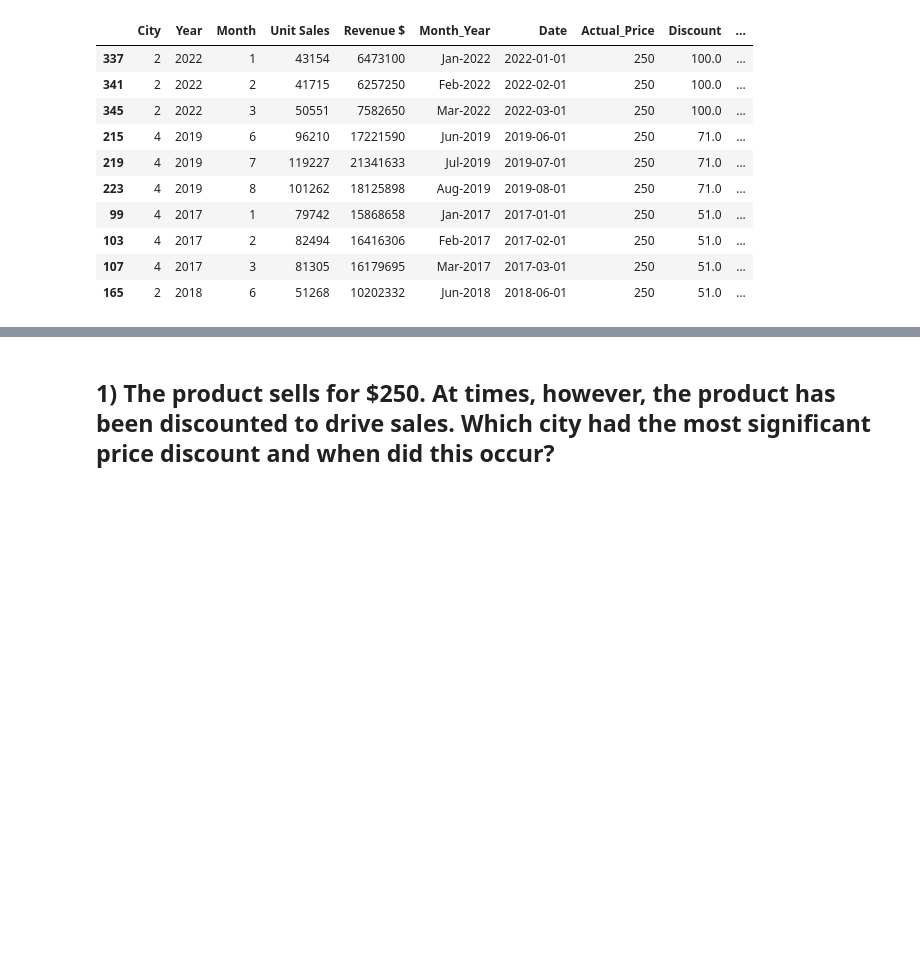
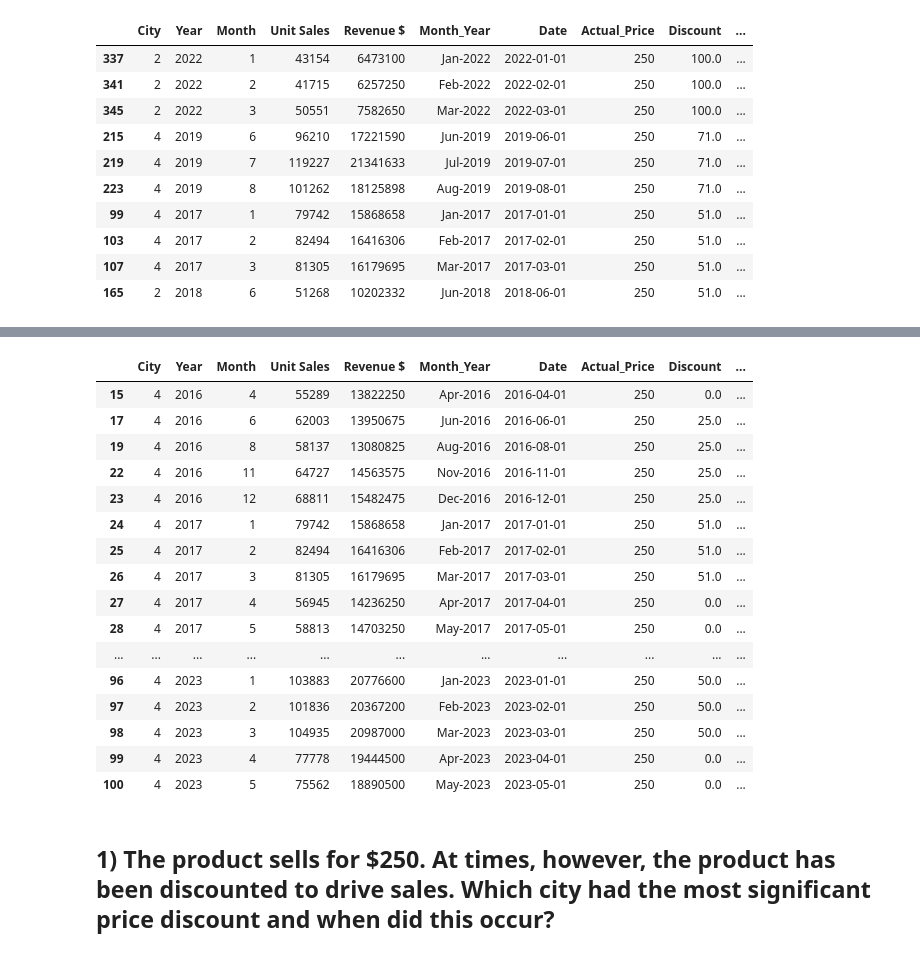
Before and after one commit to vamshi694/Apple_Case_Study, a Jupyter notebook: Scripts/Data_exploration.ipynb, the cells around one changed output, grey strips where cells are left out. Saved outputs shown, nothing was run; the diff lists cells and outputs as text; code cells hidden in the pictures; blank space fills up the shorter version.

```diff
--- a/Scripts/Data_exploration.ipynb
+++ b/Scripts/Data_exploration.ipynb
@@ -126,11 +243,29 @@ pd.concat([city_2_data.iloc[prior_indices],city_2_data.iloc[highest_discount_ind
 # %%
-# city_4_data = Data[Data['City'] == 4]
-# city_4_data.reset_index(drop=True, inplace=True)
-# highest_discount_indices = city_4_data['Discount'].nlargest(10).index
-# prior_indices = highest_discount_indices - 2
-# after_indices = highest_discount_indices + 2
+city_4_data = Data[Data['City'] == 4]
+city_4_data.reset_index(drop=True, inplace=True)
+highest_discount_indices = city_4_data['Discount'].nlargest(10).index
+prior_indices = highest_discount_indices - 2
+after_indices = highest_discount_indices + 2
 
-# pd.concat([city_4_data.iloc[prior_indices],city_4_data.iloc[highest_discount_indices],city_4_data.iloc[after_indices]]).drop_duplicates().sort_index()
+pd.concat([city_4_data.iloc[prior_indices],city_4_data.iloc[highest_discount_indices],city_4_data.iloc[after_indices]]).drop_duplicates().sort_index()
+# %% [output]
+|  | City | Year | Month | Unit Sales | Revenue $ | Month_Year | Date | Actual_Price | Discount | ... |
+| 15 | 4 | 2016 | 4 | 55289 | 13822250 | Apr-2016 | 2016-04-01 | 250 | 0.0 | ... |
+| 17 | 4 | 2016 | 6 | 62003 | 13950675 | Jun-2016 | 2016-06-01 | 250 | 25.0 | ... |
+| 19 | 4 | 2016 | 8 | 58137 | 13080825 | Aug-2016 | 2016-08-01 | 250 | 25.0 | ... |
+| 22 | 4 | 2016 | 11 | 64727 | 14563575 | Nov-2016 | 2016-11-01 | 250 | 25.0 | ... |
+| 23 | 4 | 2016 | 12 | 68811 | 15482475 | Dec-2016 | 2016-12-01 | 250 | 25.0 | ... |
+| 24 | 4 | 2017 | 1 | 79742 | 15868658 | Jan-2017 | 2017-01-01 | 250 | 51.0 | ... |
+| 25 | 4 | 2017 | 2 | 82494 | 16416306 | Feb-2017 | 2017-02-01 | 250 | 51.0 | ... |
+| 26 | 4 | 2017 | 3 | 81305 | 16179695 | Mar-2017 | 2017-03-01 | 250 | 51.0 | ... |
+| 27 | 4 | 2017 | 4 | 56945 | 14236250 | Apr-2017 | 2017-04-01 | 250 | 0.0 | ... |
+| 28 | 4 | 2017 | 5 | 58813 | 14703250 | May-2017 | 2017-05-01 | 250 | 0.0 | ... |
+| ... | ... | ... | ... | ... | ... | ... | ... | ... | ... | ... |
+| 96 | 4 | 2023 | 1 | 103883 | 20776600 | Jan-2023 | 2023-01-01 | 250 | 50.0 | ... |
+| 97 | 4 | 2023 | 2 | 101836 | 20367200 | Feb-2023 | 2023-02-01 | 250 | 50.0 | ... |
+| 98 | 4 | 2023 | 3 | 104935 | 20987000 | Mar-2023 | 2023-03-01 | 250 | 50.0 | ... |
+| 99 | 4 | 2023 | 4 | 77778 | 19444500 | Apr-2023 | 2023-04-01 | 250 | 0.0 | ... |
+| 100 | 4 | 2023 | 5 | 75562 | 18890500 | May-2023 | 2023-05-01 | 250 | 0.0 | ... |
 # %%
 # city_3_data = Data[Data['City'] == 3]
 # city_3_data.reset_index(drop=True, inplace=True)
```
Also changed, not shown: parts of 24 cells of this notebook, 3 other files.
